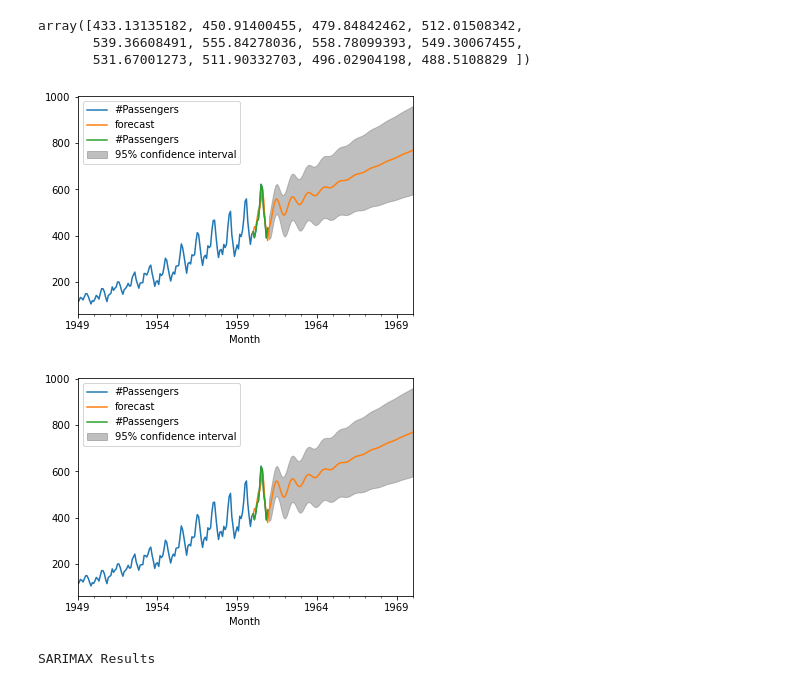
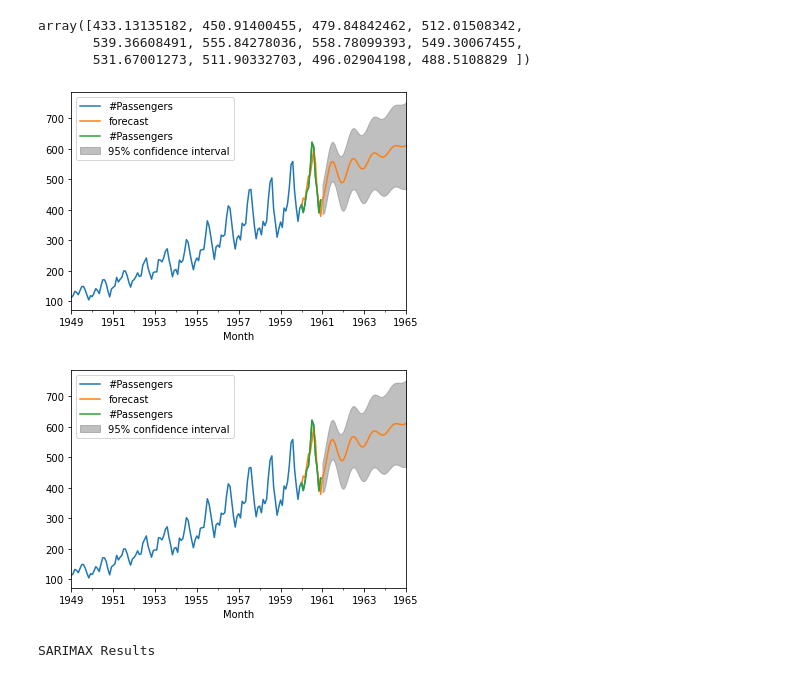
Before and after one commit to willgvfranco/datascience, a Jupyter notebook: datascience/Series Temporais/scripts/3.previsoes_arima_.ipynb, the cells around one changed output. Cells and saved outputs as stored; diff of their text form; code cells hidden in the pictures.

```diff
--- a/datascience/Series Temporais/scripts/3.previsoes_arima_.ipynb
+++ b/datascience/Series Temporais/scripts/3.previsoes_arima_.ipynb
@@ -62,12 +62,12 @@ array([433.13135182, 450.91400455, 479.84842462, 512.01508342,
 # %%
 # Criação de eixo para a série temporal completa, com adição das previsões do modelo
 #lot_insample = True dados originais
 eixo = ts.plot()
-modelo_treinado.plot_predict('1960-01-01', '1970-01-01',
+modelo_treinado.plot_predict('1960-01-01', '1965-01-01',
                              ax = eixo, plot_insample = True)
 # %% [output]
-[figure, old version]
+[figure, new version]
-[figure, old version]
+[figure, new version]
 # %%
 # Implementação do auto arima para descoberta automática dos parâmetros
 modelo_auto = auto_arima(ts, m = 12, seasonal = True, trace = False)
```
